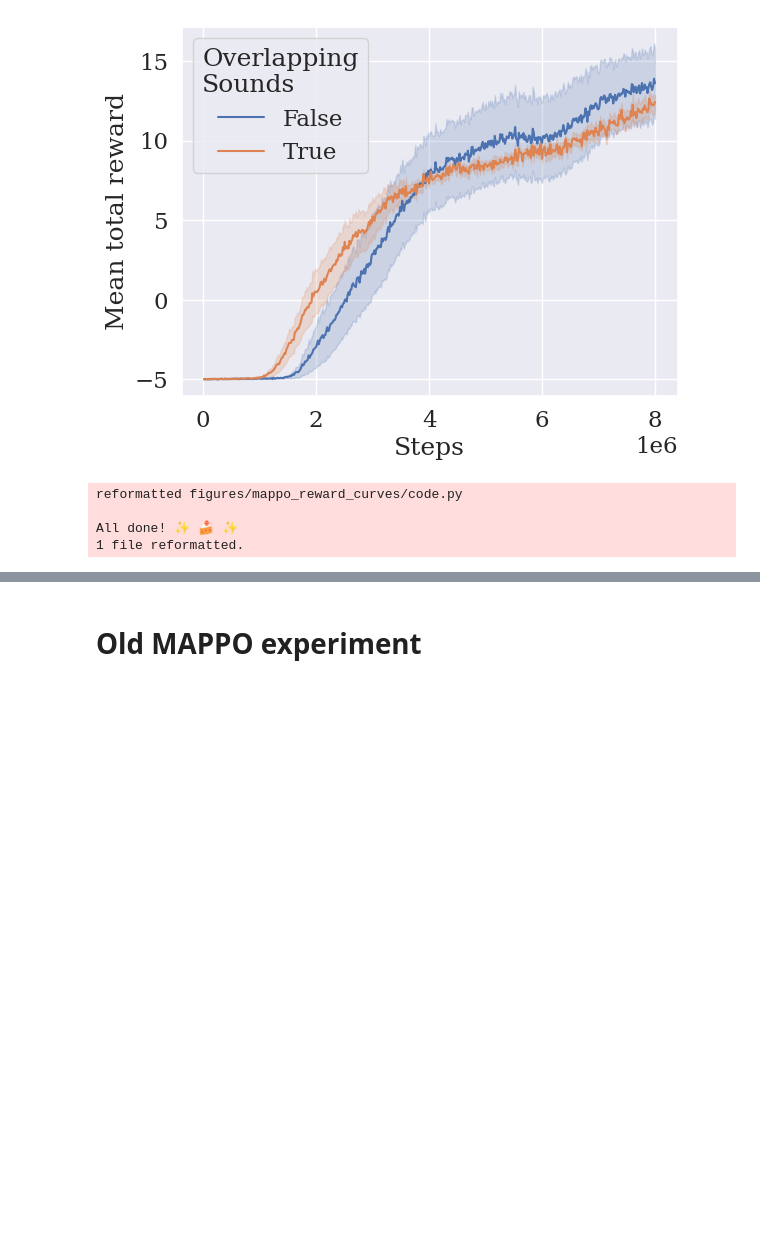
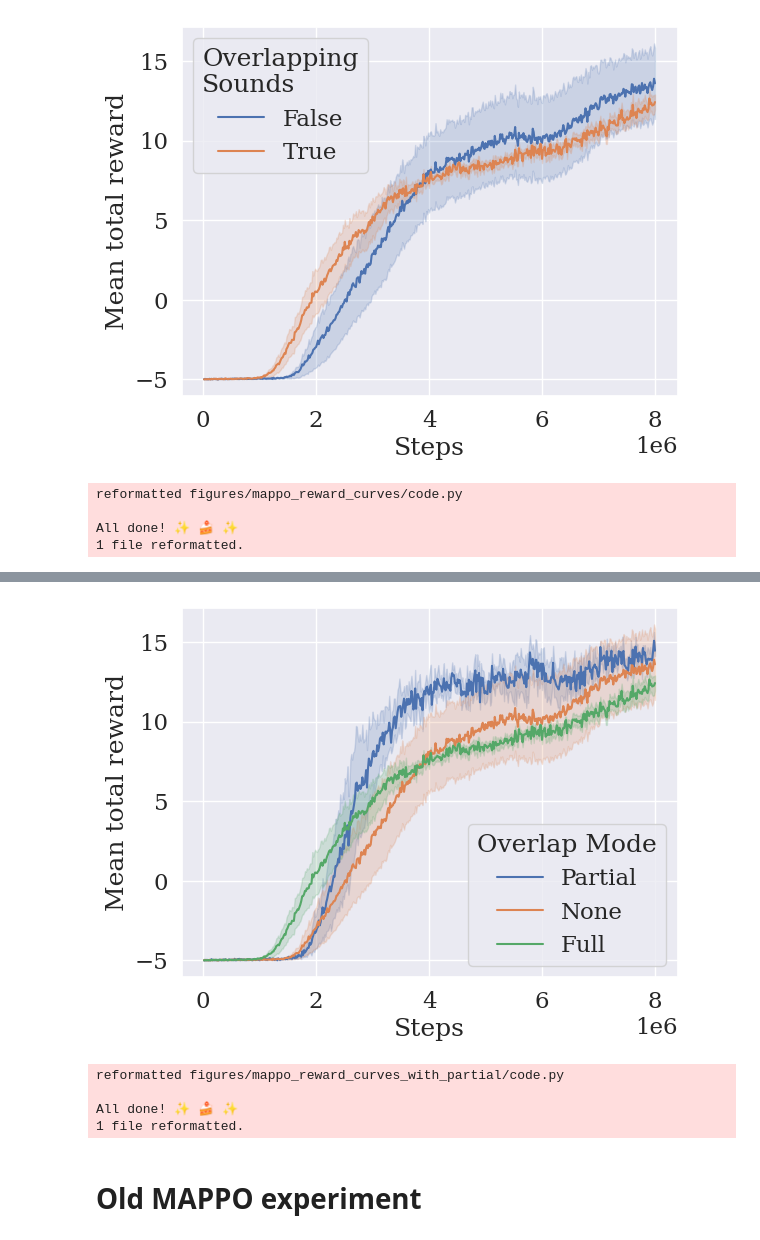
Before and after one commit to DylanCope/evo-comm, a Jupyter notebook: notebooks/Plots.ipynb, the cells around one changed output, grey strips where cells are left out. Saved outputs shown, nothing was run; the diff lists cells and outputs as text; code cells hidden in the pictures; blank space fills up the shorter version.

Commit message:
added partial overlap plot

```diff
--- a/notebooks/Plots.ipynb
+++ b/notebooks/Plots.ipynb
@@ -118,6 +118,45 @@ mappo_experiment_best_performances
 |  |  | count | mean | std | min | 25% | 50% | 75% | max |
 | 0 | False | 10.0 | 13.601558 | 7.081292 | -4.921876 | 15.234371 | 16.249996 | 16.845699 | 18.281242 |
 | 1 | True | 10.0 | 12.421871 | 1.509069 | 9.374996 | 11.611324 | 12.402339 | 13.447261 | 14.453121 |
+# %%
+mappo_data_full = pd.concat([
+    load_multirun_data('multirun/2024-04-04/11-51-41'),
+    load_multirun_data('multirun/2024-04-04/10-59-39')
+])
+mappo_data_full = mappo_data_full[mappo_data_full.N_OVERLAPPING_SOUNDS.isin([0, 1, 5])]
+
+def create_overlap_mode_label(n_overlapping_sounds):
+    if n_overlapping_sounds == 0:
+        return 'None'
+    elif n_overlapping_sounds == 1:
+        return 'Partial'
+    elif n_overlapping_sounds == 5:
+        return 'Full'
+
+mappo_data_full['overlap_mode'] = mappo_data_full['N_OVERLAPPING_SOUNDS'].apply(create_overlap_mode_label)
+# %%
+def plot(data):
+    set_plotting_style()
+    sns.lineplot(data=data,
+                 x='total_env_steps',
+                 y='mean_total_reward',
+                 hue='overlap_mode',
+                 errorbar='se')
+    plt.xlabel('Steps')
+    plt.ylabel('Mean total reward')
+    plt.legend(title='Overlap Mode')
+
+
+save_reproducible_figure(
+    'mappo_reward_curves_with_partial',
+    mappo_data_full, plot, show=True
+)
+# %% [output]
+[figure, added]
+reformatted figures/mappo_reward_curves_with_partial/code.py
+
+All done! ✨ 🍰 ✨
+1 file reformatted.
 # %% [markdown]
 # Old MAPPO experiment
 # %%
```
Also changed, not shown: 6 other files.
